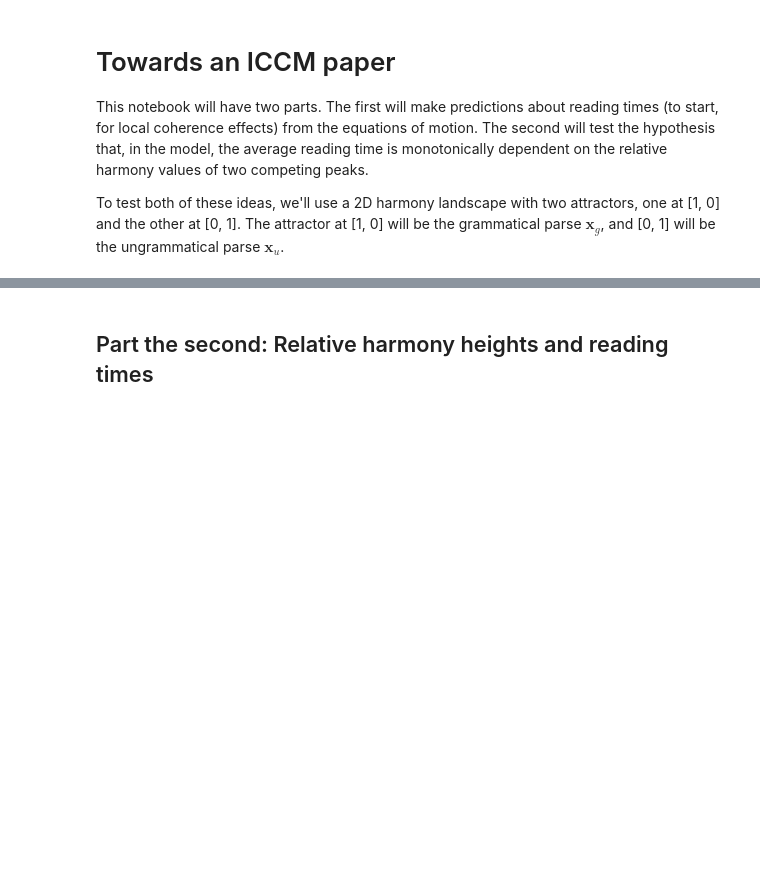
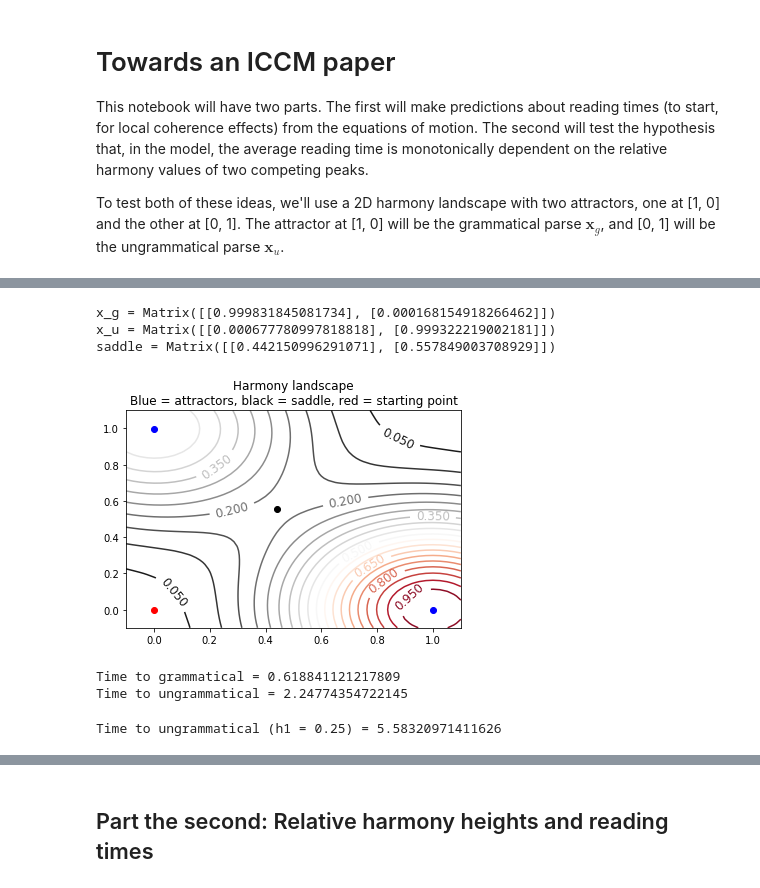
Before and after one commit to garrett-m-smith/SOParser, a Jupyter notebook: Testing/ICCM00.ipynb, the cells around one changed output, grey strips where cells are left out. Cells and saved outputs as stored; diff of their text form; code cells hidden in the pictures; blank space fills up the shorter version.

Commit message:
Implement line integral!

```diff
--- a/Testing/ICCM00.ipynb
+++ b/Testing/ICCM00.ipynb
@@ -30,0 +70,57 @@ which can be evaluated numerically.
+# %%
+# Calculating the locations of the fixed points
+xg = nsolve(dxdt, x, (1, 0))
+xu = nsolve(dxdt, x, (0, 1))
+xmid = nsolve(dxdt, x, (0.5, 0.5))
+print('x_g = {}\nx_u = {}\nsaddle = {}'.format(xg, xu, xmid))
+# %% [output]
+x_g = Matrix([[0.999831845081734], [0.000168154918266462]])
+x_u = Matrix([[0.000677780997818818], [0.999322219002181]])
+saddle = Matrix([[0.442150996291071], [0.557849003708929]])
+# %%
+# Plotting the harmony landscape and fixed points
+import matplotlib.pyplot as plt
+from itertools import product
+
+Hnum = lambdify(x, H)  # Making a numerical version of the symbolic function
+delta = 0.025  # Grid size for calculating the harmony
+xx1 = np.arange(-0.1, 1.1, delta)
+xx2 = np.arange(-0.1, 1.1, delta)
+Z = np.zeros((len(xx1), len(xx2)))  # Harmony
+for i, j in product(range(len(xx1)), range(len(xx2))):
+    Z[i, j] = Hnum(xx1[i], xx2[j])
+
+
+# Making the contour plot
+clines = plt.contour(xx1, xx2, Z.T, 20, cmap='RdGy_r')
+plt.clabel(clines, clines.levels[::3], inline=True, fontsize=12)
+# Marking the fixed pts.
+plt.plot(xg[0], xg[1], marker='o', color='blue')
+plt.plot(xu[0], xu[1], marker='o', color='blue')
+plt.plot(xmid[0], xmid[1], marker='o', color='k')
+plt.plot(0, 0, marker='o', color='red')  # init. condition
+plt.title('Harmony landscape\nBlue = attractors, black = saddle, red = starting point')
+plt.show()
+# %% [output]
+[figure, added]
+# %%
+# Now we can calculate the integral shown above
+# Takes a few seconds...
+import numpy as np
+integrand = Matrix(np.reciprocal(dxdt.subs({x0: r[0], x1: r[1]})))
+integrand.dot(dr)  #
+integrand_g = (integrand.dot(ds)).subs({x0i: 0, x1i: 0, x0f: xg[0]-0.1, x1f: xg[1]-0.1})
+Tg = Integral(integrand_g, (t, 0, 1)).evalf()
+integrand_u = (integrand.dot(ds)).subs({x0i: 0, x1i: 0, x0f: xu[0]-0.1, x1f: xu[1]-0.1})
+Tu = Integral(integrand_u, (t, 0, 1)).evalf()
+print('Time to grammatical = {}\nTime to ungrammatical = {}'.format(Tg, Tu))
+# %% [output]
+Time to grammatical = 0.618841121217809
+Time to ungrammatical = 2.24774354722145
+# %%
+# Changing the harmony height of the ungrammatical parse:
+integrand_u = (integrand.dot(ds)).subs({h1: 0.25, x0i: 0, x1i: 0, x0f: xu[0]-0.1, x1f: xu[1]-0.1})
+Tu2 = Integral(integrand_u, (t, 0, 1)).evalf()
+print('Time to ungrammatical (h1 = 0.25) = {}'.format(Tu2))
+# %% [output]
+Time to ungrammatical (h1 = 0.25) = 5.58320971411626
```
Also changed, not shown: parts of 3 cells of this notebook.
